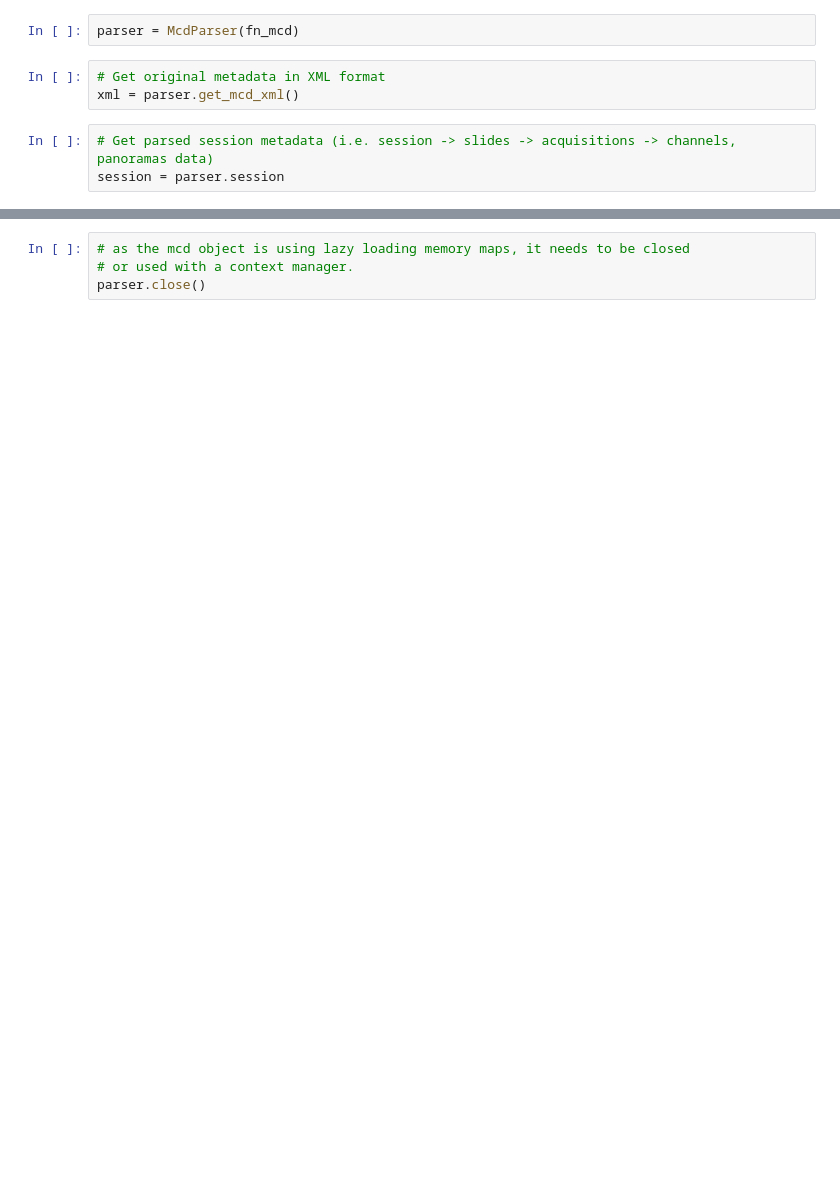
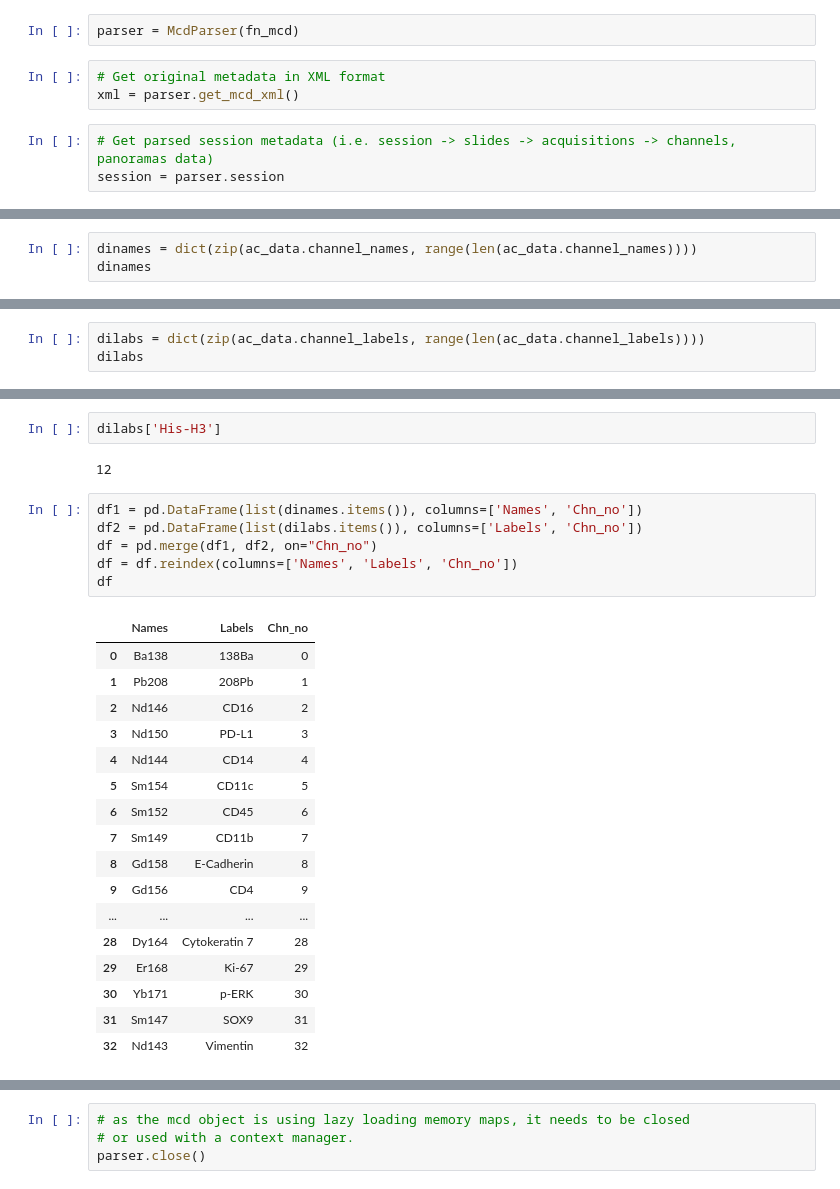
Before and after one commit to arvidl/BMED320-imaging-mass-cytometry-ml, a Jupyter notebook: notebooks/imctools/imctools-example.ipynb, the cells around one changed output, grey strips where cells are left out. Cells and saved outputs as stored; diff of their text form; blank space fills up the shorter version.

```diff
--- a/notebooks/imctools/imctools-example.ipynb
+++ b/notebooks/imctools/imctools-example.ipynb
@@ -38,0 +59,3 @@ ac_data = parser.get_acquisition_data(2)
+# %%
+dinames = dict(zip(ac_data.channel_names, range(len(ac_data.channel_names))))
+dinames
@@ -38,0 +80,3 @@ ac_data = parser.get_acquisition_data(2)
+# %%
+dilabs = dict(zip(ac_data.channel_labels, range(len(ac_data.channel_labels))))
+dilabs
@@ -39,2 +101,30 @@ ac_data = parser.get_acquisition_data(2)
+# %%
+dilabs['His-H3']
+# %% [output]
+12
+# %%
+df1 = pd.DataFrame(list(dinames.items()), columns=['Names', 'Chn_no'])
+df2 = pd.DataFrame(list(dilabs.items()), columns=['Labels', 'Chn_no'])
+df = pd.merge(df1, df2, on="Chn_no")
+df = df.reindex(columns=['Names', 'Labels', 'Chn_no'])
+df
+# %% [output]
+|  | Names | Labels | Chn_no |
+| 0 | Ba138 | 138Ba | 0 |
+| 1 | Pb208 | 208Pb | 1 |
+| 2 | Nd146 | CD16 | 2 |
+| 3 | Nd150 | PD-L1 | 3 |
+| 4 | Nd144 | CD14 | 4 |
+| 5 | Sm154 | CD11c | 5 |
+| 6 | Sm152 | CD45 | 6 |
+| 7 | Sm149 | CD11b | 7 |
+| 8 | Gd158 | E-Cadherin | 8 |
+| 9 | Gd156 | CD4 | 9 |
+| ... | ... | ... | ... |
+| 28 | Dy164 | Cytokeratin 7 | 28 |
+| 29 | Er168 | Ki-67 | 29 |
+| 30 | Yb171 | p-ERK | 30 |
+| 31 | Sm147 | SOX9 | 31 |
+| 32 | Nd143 | Vimentin | 32 |
 # %%
 # imc acquisitions can yield the image data by name (tag), label or index
```
Also changed, not shown: parts of 15 cells of this notebook, 4 other files.
